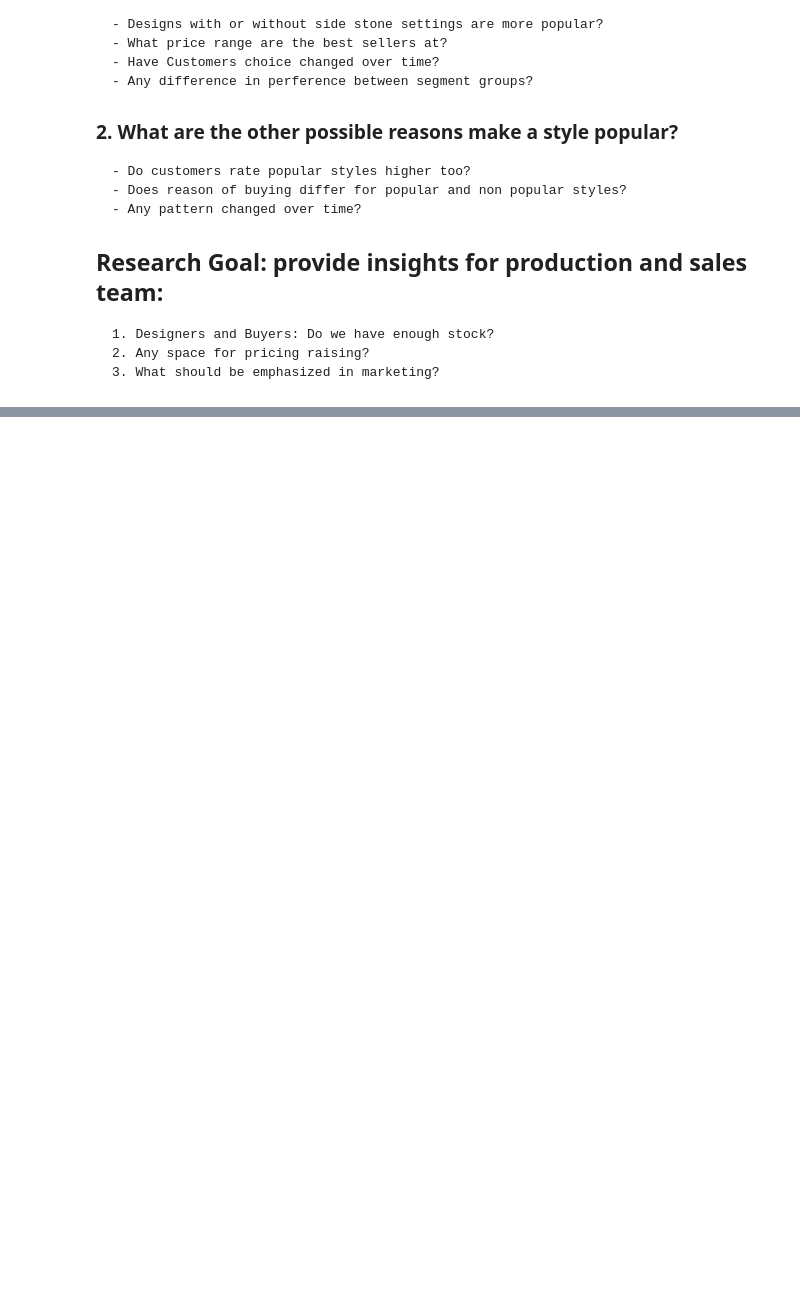
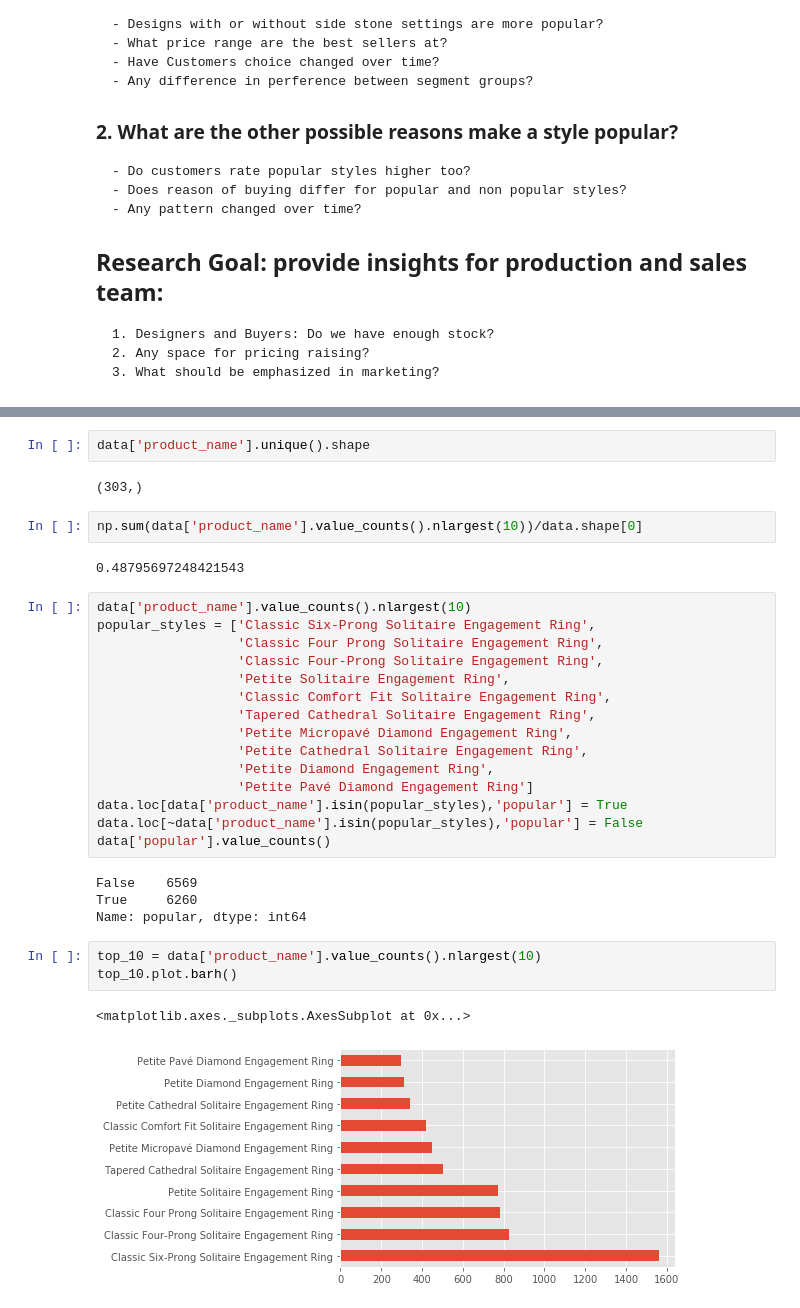
Before and after one commit to chuntao20/python_webscrap_project, a Jupyter notebook: BlueNile_data_analysis.ipynb, the cells around one changed output, grey strips where cells are left out. Saved outputs shown, nothing was run; the diff lists cells and outputs as text; blank space fills up the shorter version.

```diff
--- a/BlueNile_data_analysis.ipynb
+++ b/BlueNile_data_analysis.ipynb
@@ -170,0 +145,33 @@ plt.xlim(3.5,5)
+# %%
+data['product_name'].unique().shape
+# %% [output]
+(303,)
+# %%
+np.sum(data['product_name'].value_counts().nlargest(10))/data.shape[0]
+# %% [output]
+0.48795697248421543
+# %%
+data['product_name'].value_counts().nlargest(10)
+popular_styles = ['Classic Six-Prong Solitaire Engagement Ring',
+                  'Classic Four Prong Solitaire Engagement Ring',
+                  'Classic Four-Prong Solitaire Engagement Ring',
+                  'Petite Solitaire Engagement Ring',
+                  'Classic Comfort Fit Solitaire Engagement Ring',
+                  'Tapered Cathedral Solitaire Engagement Ring',
+                  'Petite Micropavé Diamond Engagement Ring',
+                  'Petite Cathedral Solitaire Engagement Ring',
+                  'Petite Diamond Engagement Ring',
+                  'Petite Pavé Diamond Engagement Ring']
+data.loc[data['product_name'].isin(popular_styles),'popular'] = True
+data.loc[~data['product_name'].isin(popular_styles),'popular'] = False
+data['popular'].value_counts()
+# %% [output]
+False    6569
+True     6260
+Name: popular, dtype: int64
+# %%
+top_10 = data['product_name'].value_counts().nlargest(10)
+top_10.plot.barh()
+# %% [output]
+<matplotlib.axes._subplots.AxesSubplot at 0x...>
+[figure, added]
```
Also changed, not shown: parts of 91 cells of this notebook, 2 other files.
